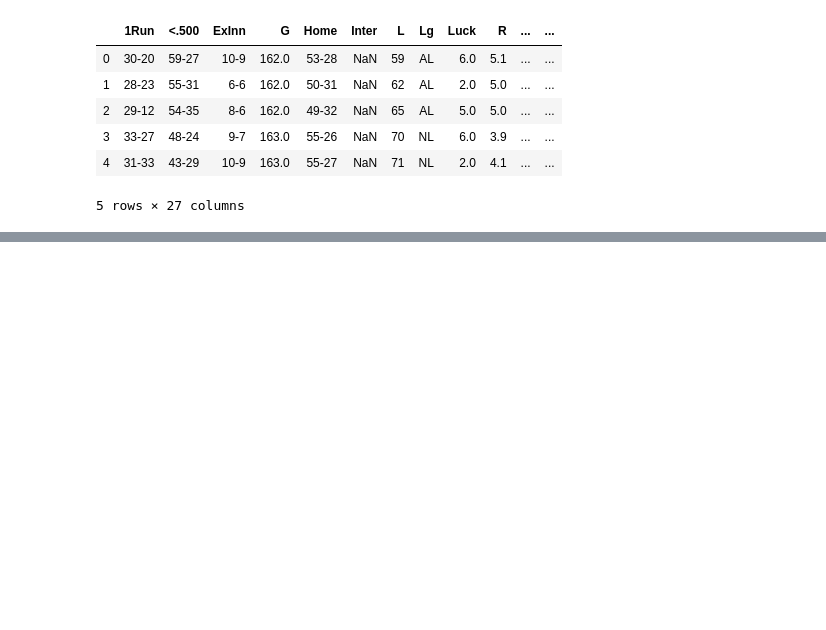
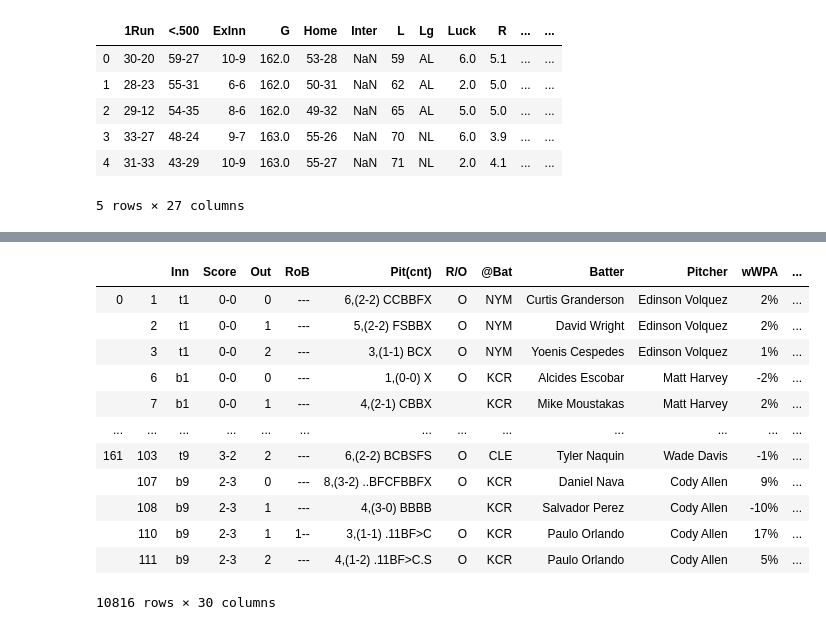
Before and after one commit to jonathanduvan/batting-model, a Jupyter notebook: battingNotebook.ipynb, the cells around one changed output, grey strips where cells are left out. Saved outputs shown, nothing was run; the diff lists cells and outputs as text; code cells hidden in the pictures; blank space fills up the shorter version.

```diff
--- a/battingNotebook.ipynb
+++ b/battingNotebook.ipynb
@@ -65,0 +518,16 @@ To retain the current behavior and silence the warning, pass 'sort=True'.
+# %%
+pullPlaybyPlay('KCR', 2016, 'LOVE.CSV', check = False)
+# %% [output]
+|  |  | Inn | Score | Out | RoB | Pit(cnt) | R/O | @Bat | Batter | Pitcher | wWPA | ... |
+| 0 | 1 | t1 | 0-0 | 0 | --- | 6,(2-2) CCBBFX | O | NYM | Curtis Granderson | Edinson Volquez | 2% | ... |
+|  | 2 | t1 | 0-0 | 1 | --- | 5,(2-2) FSBBX | O | NYM | David Wright | Edinson Volquez | 2% | ... |
+|  | 3 | t1 | 0-0 | 2 | --- | 3,(1-1) BCX | O | NYM | Yoenis Cespedes | Edinson Volquez | 1% | ... |
+|  | 6 | b1 | 0-0 | 0 | --- | 1,(0-0) X | O | KCR | Alcides Escobar | Matt Harvey | -2% | ... |
+|  | 7 | b1 | 0-0 | 1 | --- | 4,(2-1) CBBX |  | KCR | Mike Moustakas | Matt Harvey | 2% | ... |
+| ... | ... | ... | ... | ... | ... | ... | ... | ... | ... | ... | ... | ... |
+| 161 | 103 | t9 | 3-2 | 2 | --- | 6,(2-2) BCBSFS | O | CLE | Tyler Naquin | Wade Davis | -1% | ... |
+|  | 107 | b9 | 2-3 | 0 | --- | 8,(3-2) ..BFCFBBFX | O | KCR | Daniel Nava | Cody Allen | 9% | ... |
+|  | 108 | b9 | 2-3 | 1 | --- | 4,(3-0) BBBB |  | KCR | Salvador Perez | Cody Allen | -10% | ... |
+|  | 110 | b9 | 2-3 | 1 | 1-- | 3,(1-1) .11BF>C | O | KCR | Paulo Orlando | Cody Allen | 17% | ... |
+|  | 111 | b9 | 2-3 | 2 | --- | 4,(1-2) .11BF>C.S | O | KCR | Paulo Orlando | Cody Allen | 5% | ... |
+10816 rows × 30 columns
```
Also changed, not shown: parts of 8 cells of this notebook, 1 other file.
